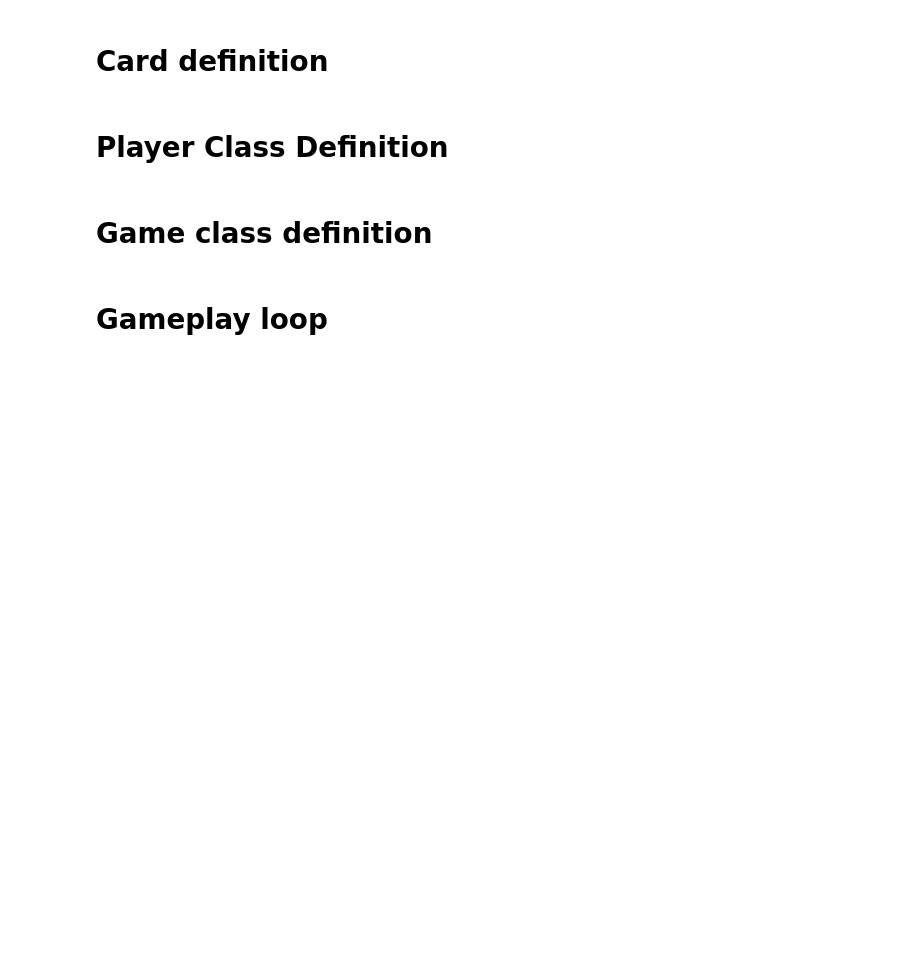
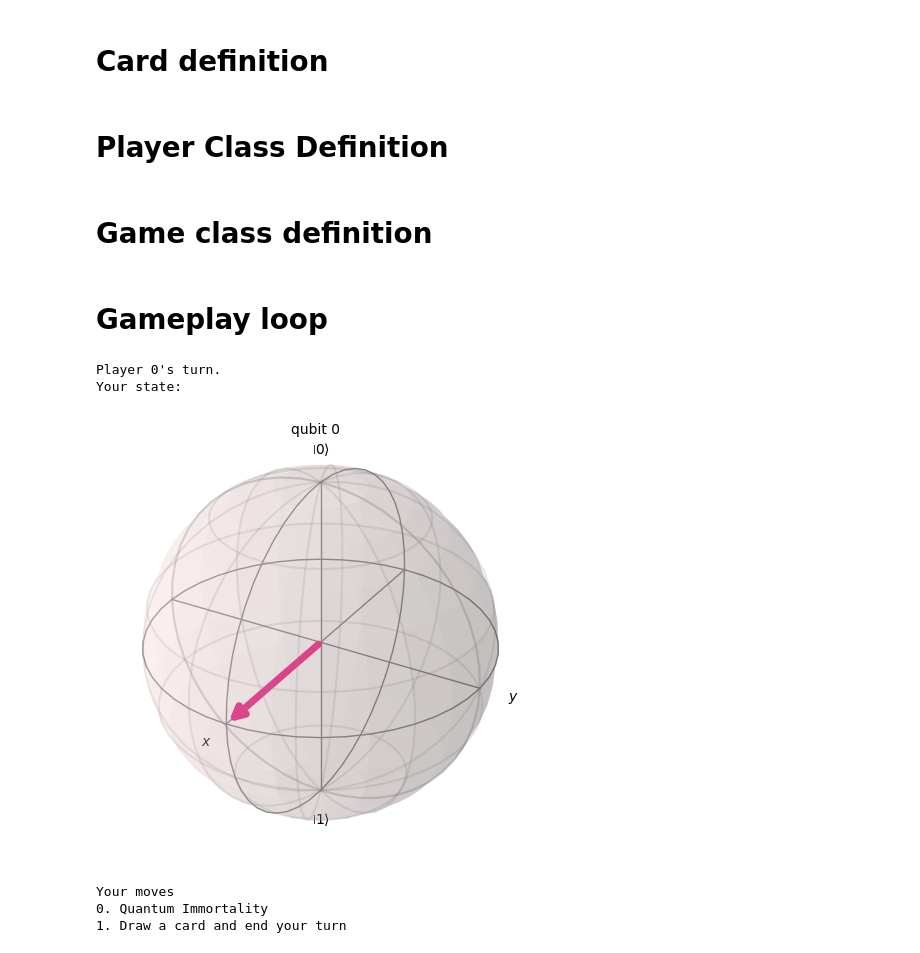
Before and after one commit to DanPaniniMan/Schrodinger-s_Kittens, a Jupyter notebook: Schrodinger_Kittens_Playground.ipynb, the cells around one changed output. Cells and saved outputs as stored; diff of their text form; code cells hidden in the pictures; blank space fills up the shorter version.

Commit message:
gameplay loop starts now at least?

```diff
--- a/Schrodinger_Kittens_Playground.ipynb
+++ b/Schrodinger_Kittens_Playground.ipynb
@@ -112,13 +128,2 @@ class Card:
 # %% [markdown]
 # Player Class Definition
-# %%
-class Player:
-    def __init__(self):
-        self.hand = []
-        self.hand.append(Card("Quantum Immortality"))
-        self.alive = True
-        self.qubit = QuantumRegister(1)
-
-    def draw(self):
-        state = Statevector(qc)
-        plot_bloch_multivector(state)
@@ -193,44 +224,44 @@ class GameState:
         self.players = []
         self.current_player = 0
         self.players_alive = num_players
-        q_list = []
-        for i in range(self.players_alive):
-            self.players.append(Player())
-            q_list.append(players[i].qubit)
-        self.master_qc = QuantumCircuit(q_list)
+        self.master_qc = QuantumCircuit(num_players)
         self.players_alive = num_players
         for i in range(self.players_alive):
             self.master_qc.h(i)
+        for i in range(self.players_alive):
+            self.players.append(Player(i, self.master_qc))
+
 
         #Init deck
         self.deck = []
-        for i in range(players_alive):
-            for label in card_labels:
+        for i in range(self.players_alive):
+            for label in GameState.card_labels:
                 if label == "Quantum Immortality":
                     self.deck.append(Card(label))
 
         #Init player qubits
-        for i in range(players_alive):
+        for i in range(self.players_alive):
             print()
 
     def get_current_player(self):
-        return self.players[current_player]
+        return self.players[self.current_player]
 # %% [markdown]
 # Gameplay loop
 # %%
 class Game:
     def __init__(self, num_players):
-        self.players = []
-        for i in range(num_players):
-            self.players.append(Player())
         self.state = GameState(num_players)
 
     def take_turn(self):
         current_player_val = self.state.current_player
         print(f"Player {current_player_val}'s turn.")
         current_player = self.state.get_current_player()
+        print("Your state:")
         current_player.draw()
-        print("Your state:")
+        print("Your moves")
+        for i in range(current_player.get_card_count()):
+            print(f"{i}. {current_player.get_card(i).get_label()}")
+        print(f"{current_player.get_card_count()}. Draw a card and end your turn")
 
 
 
@@ -243,3 +274,14 @@ class Game:
         # get the setup data
         while self.state.players_alive > 1:
             self.take_turn()
+            break
+# %%
+game = Game(2)
+game.gameplay_loop()
+# %% [output]
+Player 0's turn.
+Your state:
+[figure, added]
+Your moves
+0. Quantum Immortality
+1. Draw a card and end your turn
```
Also changed, not shown: parts of 4 cells of this notebook.
